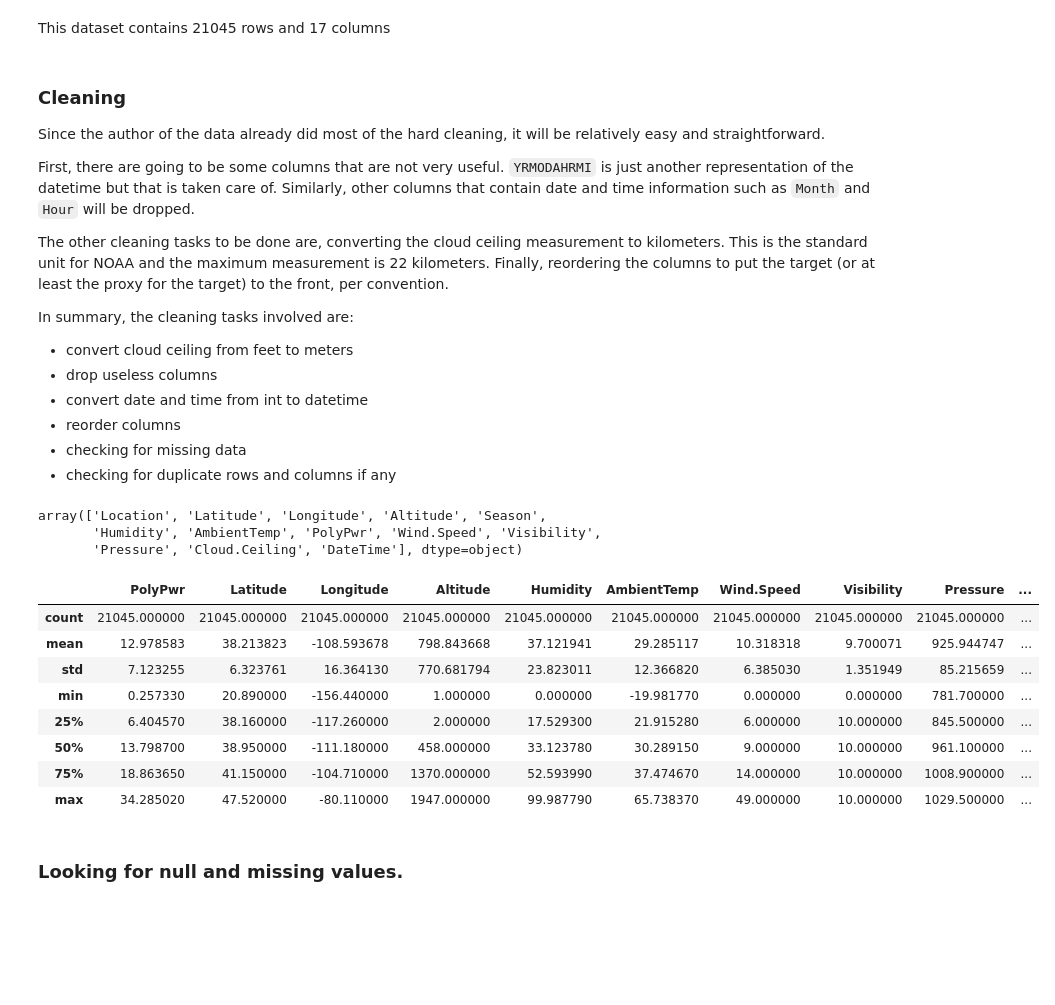
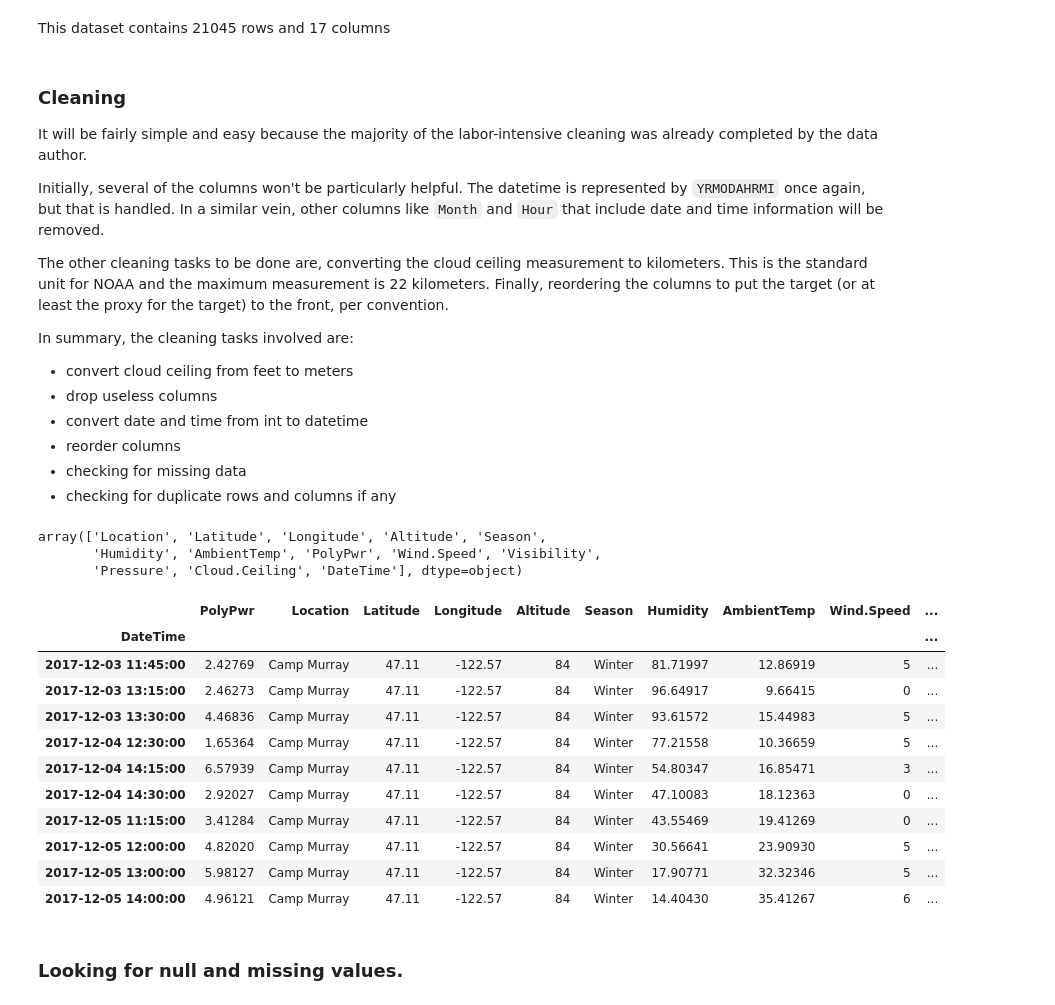
Before and after one commit to rtetteh20/SolarPulse, a Jupyter notebook: main.ipynb, the cells around one changed output. Drawn from its saved outputs; the diff is of its cells as text; code cells hidden in the pictures; blank space fills up the shorter version.

```diff
--- a/main.ipynb
+++ b/main.ipynb
@@ -35,9 +35,9 @@ This dataset contains 21045 rows and 17 columns
 # %% [markdown]
 ### Cleaning
 
-Since the author of the data already did most of the hard cleaning, it will be relatively easy and straightforward.
+It will be fairly simple and easy because the majority of the labor-intensive cleaning was already completed by the data author.
 
-First, there are going to be some columns that are not very useful. `YRMODAHRMI` is just another representation of the datetime but that is taken care of. Similarly, other columns that contain date and time information such as `Month` and `Hour` will be dropped.
+Initially, several of the columns won't be particularly helpful. The datetime is represented by `YRMODAHRMI` once again, but that is handled. In a similar vein, other columns like `Month` and `Hour` that include date and time information will be removed.
 
 The other cleaning tasks to be done are, converting the cloud ceiling measurement to kilometers. This is the standard unit for NOAA and the maximum measurement is 22 kilometers. Finally, reordering the columns to put the target (or at least the proxy for the target) to the front, per convention.
 
@@ -85,17 +85,20 @@ df_copy = df_copy[['PolyPwr', 'Location', 'Latitude', 'Longitude', 'Altitude',
 df_copy = df_copy.set_index("DateTime")
 # %%
 df = df_copy.copy()
-df.describe()
+df.head(10)
 # %% [output]
-|  | PolyPwr | Latitude | Longitude | Altitude | Humidity | AmbientTemp | Wind.Speed | Visibility | Pressure | ... |
-| count | 21045.000000 | 21045.000000 | 21045.000000 | 21045.000000 | 21045.000000 | 21045.000000 | 21045.000000 | 21045.000000 | 21045.000000 | ... |
-| mean | 12.978583 | 38.213823 | -108.593678 | 798.843668 | 37.121941 | 29.285117 | 10.318318 | 9.700071 | 925.944747 | ... |
-| std | 7.123255 | 6.323761 | 16.364130 | 770.681794 | 23.823011 | 12.366820 | 6.385030 | 1.351949 | 85.215659 | ... |
-| min | 0.257330 | 20.890000 | -156.440000 | 1.000000 | 0.000000 | -19.981770 | 0.000000 | 0.000000 | 781.700000 | ... |
-| 25% | 6.404570 | 38.160000 | -117.260000 | 2.000000 | 17.529300 | 21.915280 | 6.000000 | 10.000000 | 845.500000 | ... |
-| 50% | 13.798700 | 38.950000 | -111.180000 | 458.000000 | 33.123780 | 30.289150 | 9.000000 | 10.000000 | 961.100000 | ... |
-| 75% | 18.863650 | 41.150000 | -104.710000 | 1370.000000 | 52.593990 | 37.474670 | 14.000000 | 10.000000 | 1008.900000 | ... |
-| max | 34.285020 | 47.520000 | -80.110000 | 1947.000000 | 99.987790 | 65.738370 | 49.000000 | 10.000000 | 1029.500000 | ... |
+|  | PolyPwr | Location | Latitude | Longitude | Altitude | Season | Humidity | AmbientTemp | Wind.Speed | ... |
+| DateTime |  |  |  |  |  |  |  |  |  | ... |
+| 2017-12-03 11:45:00 | 2.42769 | Camp Murray | 47.11 | -122.57 | 84 | Winter | 81.71997 | 12.86919 | 5 | ... |
+| 2017-12-03 13:15:00 | 2.46273 | Camp Murray | 47.11 | -122.57 | 84 | Winter | 96.64917 | 9.66415 | 0 | ... |
+| 2017-12-03 13:30:00 | 4.46836 | Camp Murray | 47.11 | -122.57 | 84 | Winter | 93.61572 | 15.44983 | 5 | ... |
+| 2017-12-04 12:30:00 | 1.65364 | Camp Murray | 47.11 | -122.57 | 84 | Winter | 77.21558 | 10.36659 | 5 | ... |
+| 2017-12-04 14:15:00 | 6.57939 | Camp Murray | 47.11 | -122.57 | 84 | Winter | 54.80347 | 16.85471 | 3 | ... |
+| 2017-12-04 14:30:00 | 2.92027 | Camp Murray | 47.11 | -122.57 | 84 | Winter | 47.10083 | 18.12363 | 0 | ... |
+| 2017-12-05 11:15:00 | 3.41284 | Camp Murray | 47.11 | -122.57 | 84 | Winter | 43.55469 | 19.41269 | 0 | ... |
+| 2017-12-05 12:00:00 | 4.82020 | Camp Murray | 47.11 | -122.57 | 84 | Winter | 30.56641 | 23.90930 | 5 | ... |
+| 2017-12-05 13:00:00 | 5.98127 | Camp Murray | 47.11 | -122.57 | 84 | Winter | 17.90771 | 32.32346 | 5 | ... |
+| 2017-12-05 14:00:00 | 4.96121 | Camp Murray | 47.11 | -122.57 | 84 | Winter | 14.40430 | 35.41267 | 6 | ... |
 # %% [markdown]
 ### Looking for null and missing values.
 # %%
```
Also changed, not shown: parts of 9 cells of this notebook, 6 other files.
